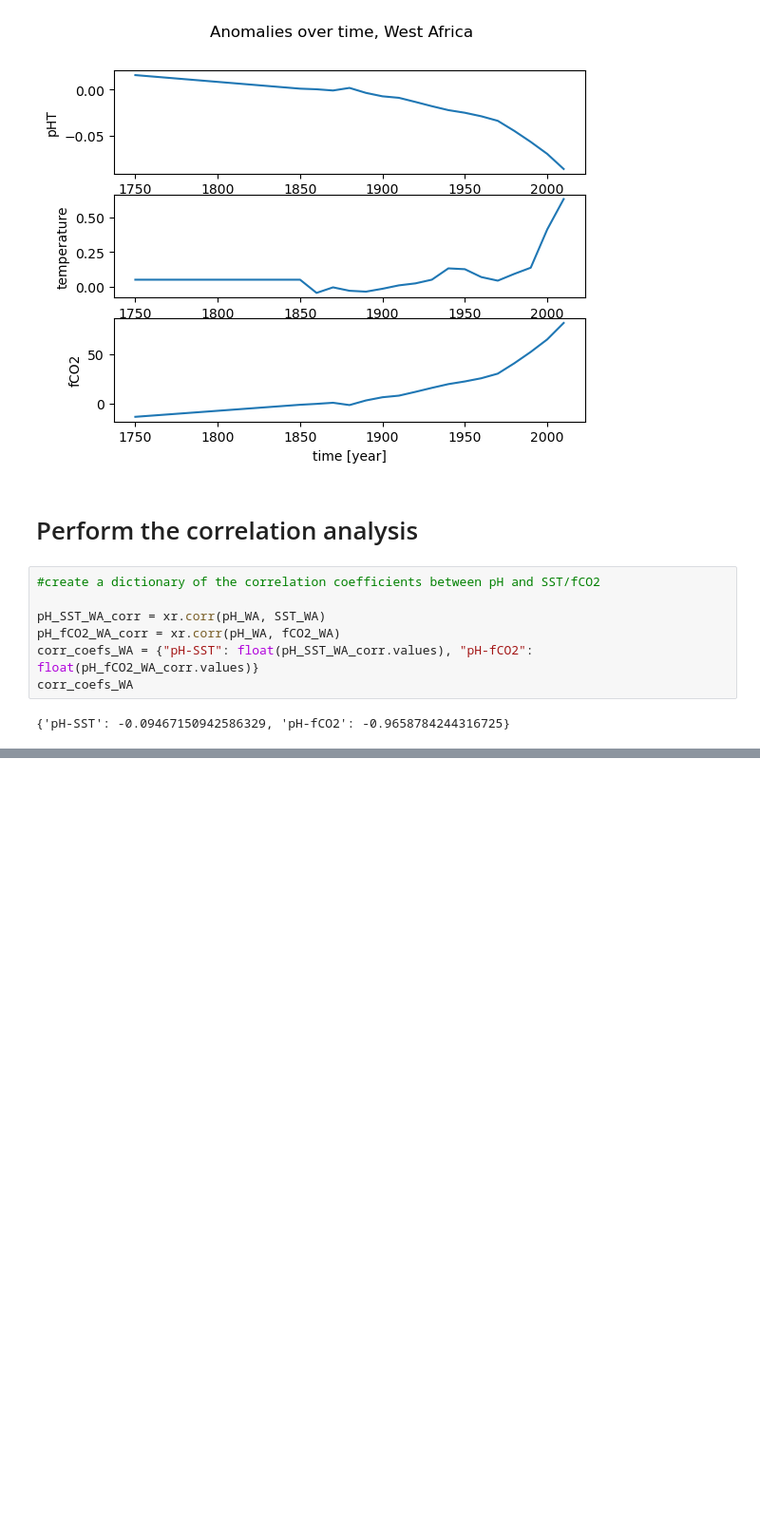
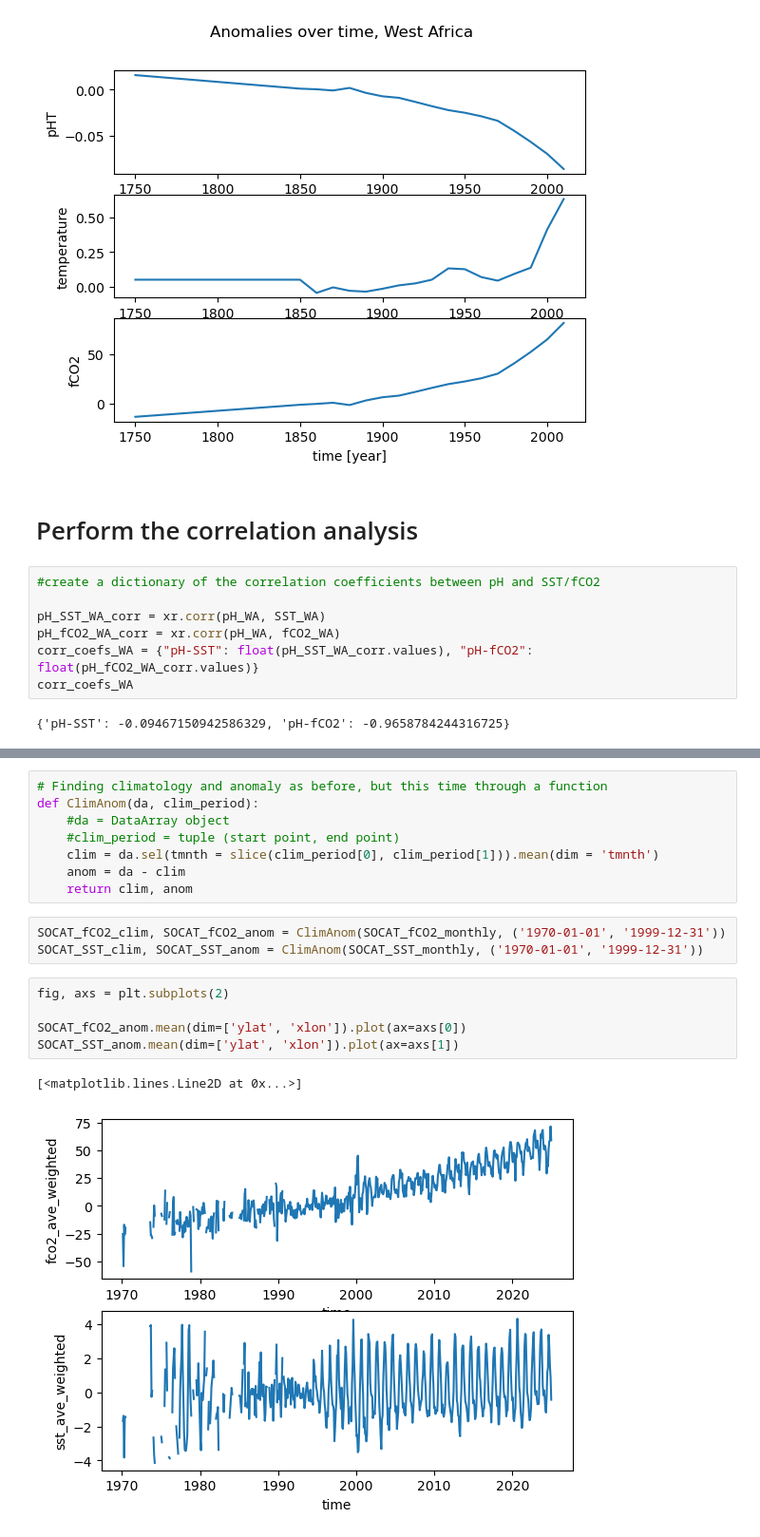
Before and after one commit to jaimeeian/CISP_Chaac-OA, a Jupyter notebook: CMA_workbook.ipynb, the cells around one changed output, grey strips where cells are left out. Shown: that part at 95% size. Cells and saved outputs as stored; diff of their text form; blank space fills up the shorter version.

```diff
--- a/CMA_workbook.ipynb
+++ b/CMA_workbook.ipynb
@@ -199,0 +253,19 @@ corr_coefs_WA
+# %%
+# Finding climatology and anomaly as before, but this time through a function
+def ClimAnom(da, clim_period):
+    #da = DataArray object
+    #clim_period = tuple (start point, end point)
+    clim = da.sel(tmnth = slice(clim_period[0], clim_period[1])).mean(dim = 'tmnth')
+    anom = da - clim
+    return clim, anom
+# %%
+SOCAT_fCO2_clim, SOCAT_fCO2_anom = ClimAnom(SOCAT_fCO2_monthly, ('1970-01-01', '1999-12-31'))
+SOCAT_SST_clim, SOCAT_SST_anom = ClimAnom(SOCAT_SST_monthly, ('1970-01-01', '1999-12-31'))
+# %%
+fig, axs = plt.subplots(2)
+
+SOCAT_fCO2_anom.mean(dim=['ylat', 'xlon']).plot(ax=axs[0])
+SOCAT_SST_anom.mean(dim=['ylat', 'xlon']).plot(ax=axs[1])
+# %% [output]
+[<matplotlib.lines.Line2D at 0x...>]
+[figure, added]
```
Also changed, not shown: parts of 7 cells of this notebook, 1 other file.
